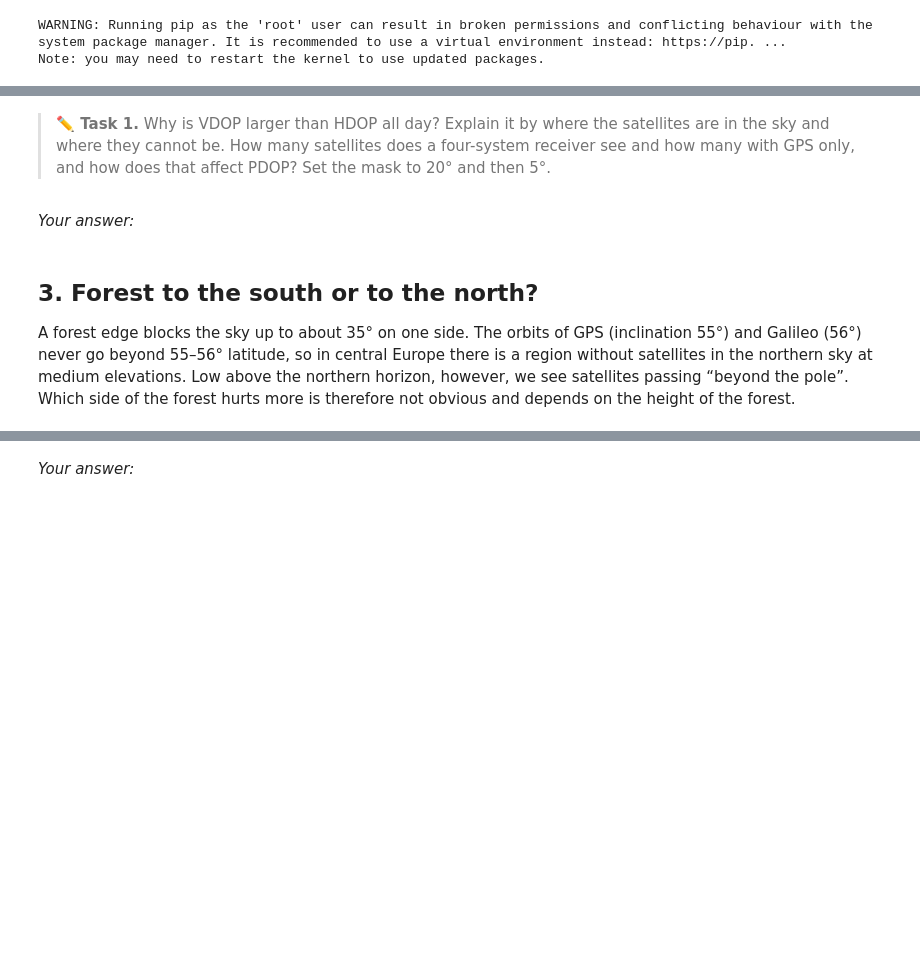
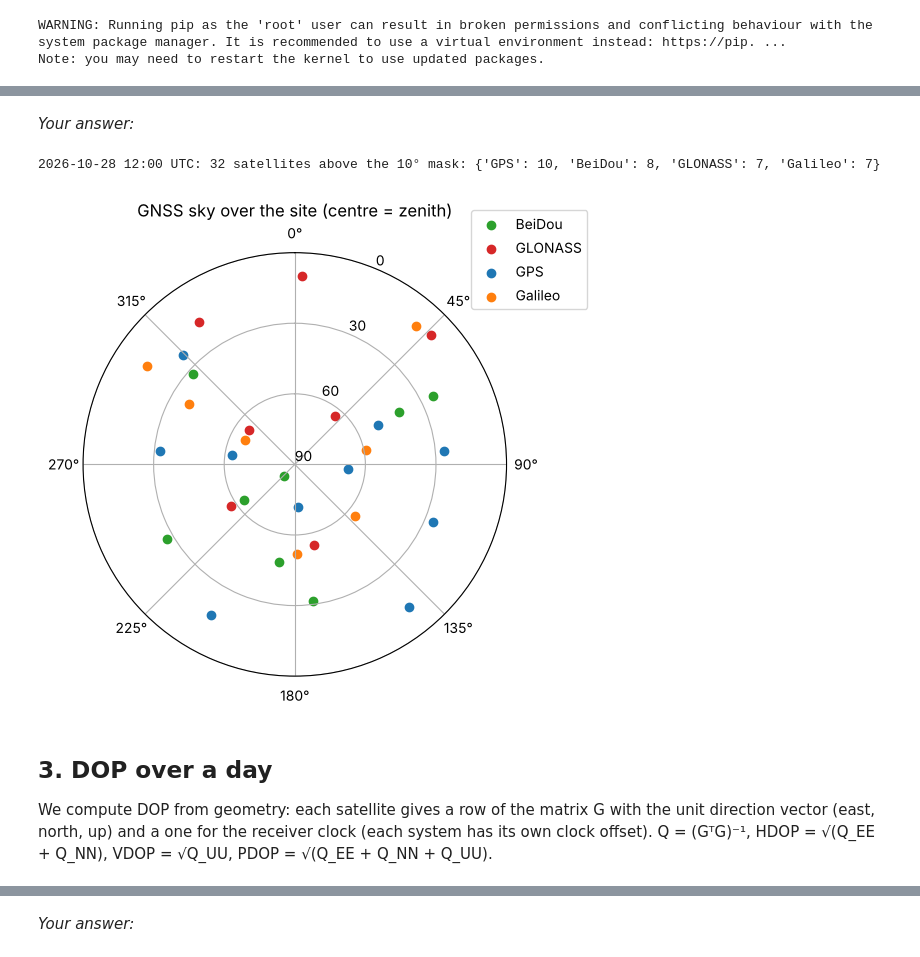
Before and after one commit to OpenSkyLab-space/notebooks, a Jupyter notebook: gnss_sky_en.ipynb, the cells around one changed output, grey strips where cells are left out. Saved outputs shown, nothing was run; the diff lists cells and outputs as text; code cells hidden in the pictures; blank space fills up the shorter version.

```diff
--- a/gnss_sky_en.ipynb
+++ b/gnss_sky_en.ipynb
@@ -158,9 +190,45 @@ max  0.53  0.84  0.97        48.0
 # %% [markdown]
-> **✏️ Task 1.** Why is VDOP larger than HDOP all day? Explain it by where the satellites are in the sky and where they cannot be. How many satellites does a four-system receiver see and how many with GPS only, and how does that affect PDOP? Set the mask to 20° and then 5°.
+*Your answer:*
-# %% [markdown]
-*Your answer:*
+# %%
+A, F = 6378137.0, 1 / 298.257223563
+def ecef(lat, lon, h):
+    la, lo = np.radians(lat), np.radians(lon); e2 = F * (2 - F); N = A / np.sqrt(1 - e2 * np.sin(la) ** 2)
+    return np.array([(N + h) * np.cos(la) * np.cos(lo), (N + h) * np.cos(la) * np.sin(lo), (N * (1 - e2) + h) * np.sin(la)])
+
+def az_el(t_utc, lat, lon, h=300.0):
+    """Azimuth and elevation (°) of all satellites at time t_utc for site lat, lon, h (ellipsoidal height)."""
+    tg = gps_seconds(t_utc)
+    la, lo = np.radians(lat), np.radians(lon)
+    enu = np.array([[-np.sin(lo), np.cos(lo), 0],
+                    [-np.sin(la) * np.cos(lo), -np.sin(la) * np.sin(lo), np.cos(la)],
+                    [np.cos(la) * np.cos(lo), np.cos(la) * np.sin(lo), np.sin(la)]])
+    site = ecef(lat, lon, h)
+    rows = []
+    for sat in BY_SAT:
+        p = sat_pos(sat, tg)
+        if p is None: continue
+        d = enu @ (p - site)
+        rows.append((sat, SYSTEMS[sat[0]], np.degrees(np.arctan2(d[0], d[1])) % 360, np.degrees(np.arcsin(d[2] / np.linalg.norm(d)))))
+    return pd.DataFrame(rows, columns=["satellite", "system", "az", "el"])
+
+LAT, LON = 50.130, 14.373          # ◀ parameter: site (Suchdol campus)
+T0 = datetime(DAY.year, DAY.month, DAY.day, tzinfo=timezone.utc)
+T_SKY = T0 + timedelta(hours=12)   # ◀ parameter: time of the sky plot (UTC)
+sky = az_el(T_SKY, LAT, LON)
+mask = 10                          # ◀ parameter: elevation mask (°)
+vis = sky[sky.el > mask]
+print(f"{T_SKY:%Y-%m-%d %H:%M} UTC: {len(vis)} satellites above the {mask}° mask:", vis.system.value_counts().to_dict())
+COL = {"GPS": "tab:blue", "Galileo": "tab:orange", "GLONASS": "tab:red", "BeiDou": "tab:green"}
+fig = plt.figure(figsize=(5.5, 5.5)); ax = fig.add_subplot(projection="polar")
+ax.set_theta_zero_location("N"); ax.set_theta_direction(-1); ax.set_rlim(90, 0); ax.set_rticks([0, 30, 60, 90])
+for s, g in vis.groupby("system"):
+    ax.scatter(np.radians(g.az), g.el, c=COL[s], label=s)
+ax.legend(loc="lower left", bbox_to_anchor=(0.9, 0.85)); ax.set_title("GNSS sky over the site (centre = zenith)"); plt.show()
+# %% [output]
+2026-10-28 12:00 UTC: 32 satellites above the 10° mask: {'GPS': 10, 'BeiDou': 8, 'GLONASS': 7, 'Galileo': 7}
+[figure, added]
 # %% [markdown]
-## 3. Forest to the south or to the north?
+## 3. DOP over a day
 
-A forest edge blocks the sky up to about 35° on one side. The orbits of GPS (inclination 55°) and Galileo (56°) never go beyond 55–56° latitude, so in central Europe there is a region without satellites in the northern sky at medium elevations. Low above the northern horizon, however, we see satellites passing “beyond the pole”. Which side of the forest hurts more is therefore not obvious and depends on the height of the forest.
+We compute DOP from geometry: each satellite gives a row of the matrix G with the unit direction vector (east, north, up) and a one for the receiver clock (each system has its own clock offset). Q = (GᵀG)⁻¹, HDOP = √(Q_EE + Q_NN), VDOP = √Q_UU, PDOP = √(Q_EE + Q_NN + Q_UU).
 # %%
```
Also changed, not shown: parts of 27 cells of this notebook, 4 other files.
